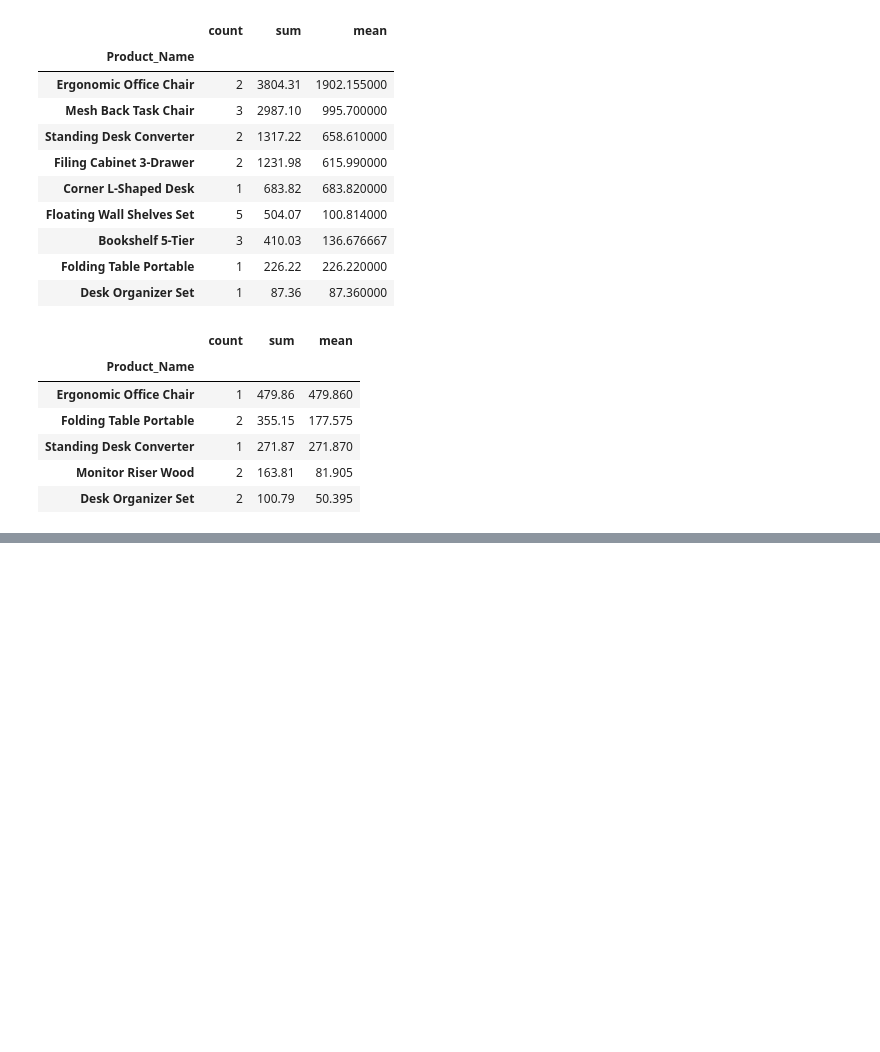
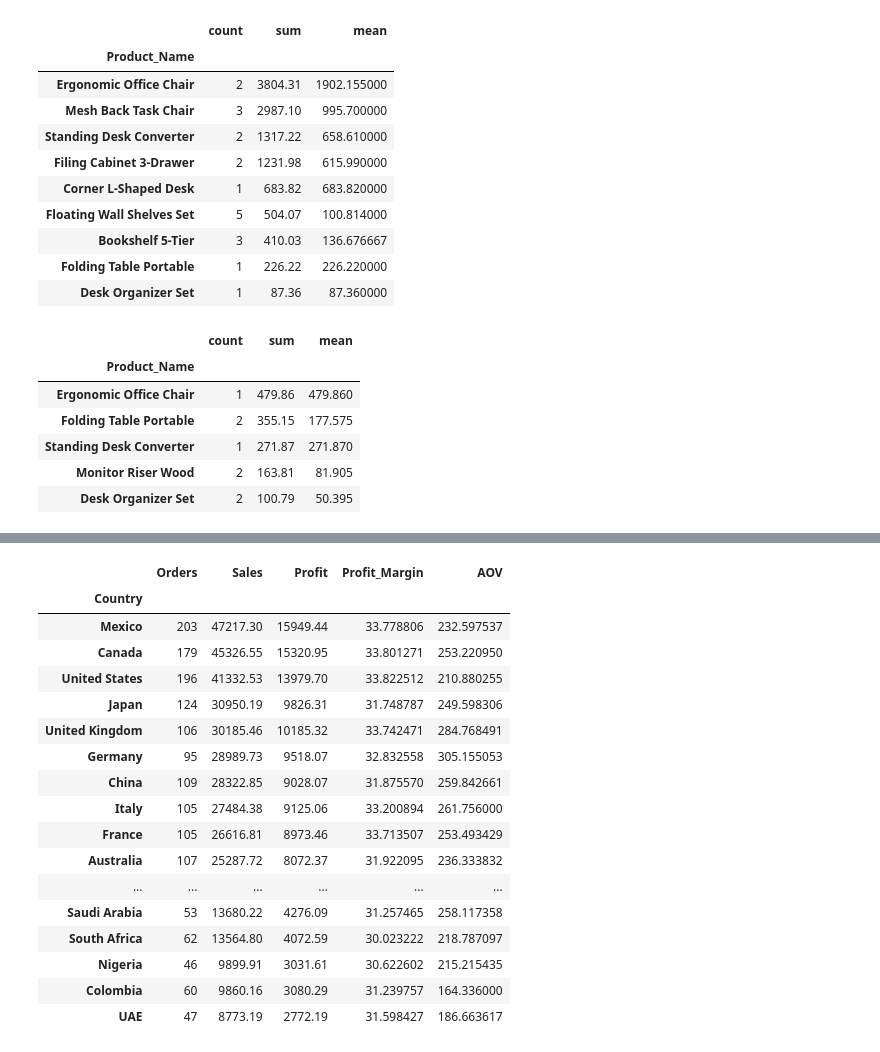
Before and after one commit to anubhabmandal09/ecommerce-sales-analysis, a Jupyter notebook: notebooks/sales_analysis.ipynb, the cells around one changed output, grey strips where cells are left out. Cells and saved outputs as stored; diff of their text form; code cells hidden in the pictures; blank space fills up the shorter version.

```diff
--- a/notebooks/sales_analysis.ipynb
+++ b/notebooks/sales_analysis.ipynb
@@ -561,0 +869,40 @@ feb_furniture.groupby("Product_Name")["Total_Sales"].agg(
+# %%
+country_analysis = (
+    df.groupby("Country")
+    .agg(
+        Orders=("Order_ID", "count"),
+        Sales=("Total_Sales", "sum"),
+        Profit=("Profit", "sum")
+    )
+)
+
+country_analysis["Profit_Margin"] = (
+    country_analysis["Profit"] /
+    country_analysis["Sales"]
+) * 100
+
+country_analysis["AOV"] = (
+    country_analysis["Sales"] /
+    country_analysis["Orders"]
+)
+
+country_analysis.sort_values("Sales", ascending=False)
+# %% [output]
+|  | Orders | Sales | Profit | Profit_Margin | AOV |
+| Country |  |  |  |  |  |
+| Mexico | 203 | 47217.30 | 15949.44 | 33.778806 | 232.597537 |
+| Canada | 179 | 45326.55 | 15320.95 | 33.801271 | 253.220950 |
+| United States | 196 | 41332.53 | 13979.70 | 33.822512 | 210.880255 |
+| Japan | 124 | 30950.19 | 9826.31 | 31.748787 | 249.598306 |
+| United Kingdom | 106 | 30185.46 | 10185.32 | 33.742471 | 284.768491 |
+| Germany | 95 | 28989.73 | 9518.07 | 32.832558 | 305.155053 |
+| China | 109 | 28322.85 | 9028.07 | 31.875570 | 259.842661 |
+| Italy | 105 | 27484.38 | 9125.06 | 33.200894 | 261.756000 |
+| France | 105 | 26616.81 | 8973.46 | 33.713507 | 253.493429 |
+| Australia | 107 | 25287.72 | 8072.37 | 31.922095 | 236.333832 |
+| ... | ... | ... | ... | ... | ... |
+| Saudi Arabia | 53 | 13680.22 | 4276.09 | 31.257465 | 258.117358 |
+| South Africa | 62 | 13564.80 | 4072.59 | 30.023222 | 218.787097 |
+| Nigeria | 46 | 9899.91 | 3031.61 | 30.622602 | 215.215435 |
+| Colombia | 60 | 9860.16 | 3080.29 | 31.239757 | 164.336000 |
+| UAE | 47 | 8773.19 | 2772.19 | 31.598427 | 186.663617 |
```
Also changed, not shown: parts of 31 cells of this notebook, 1 other file.
